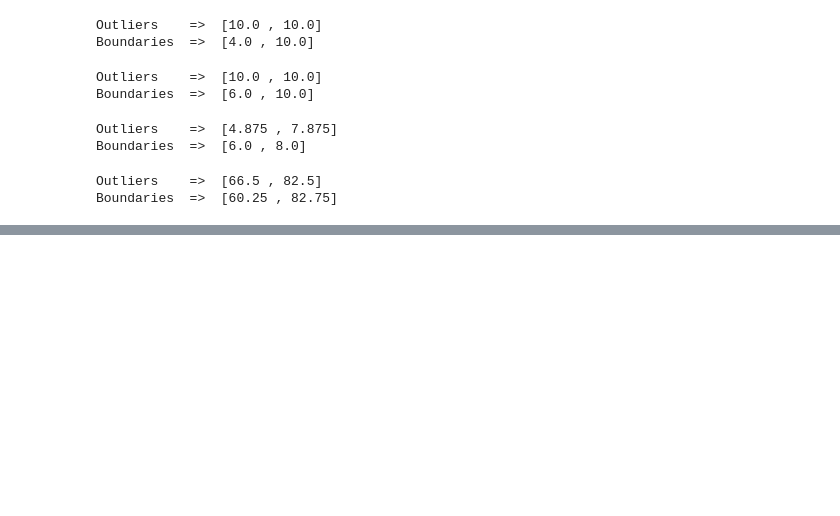
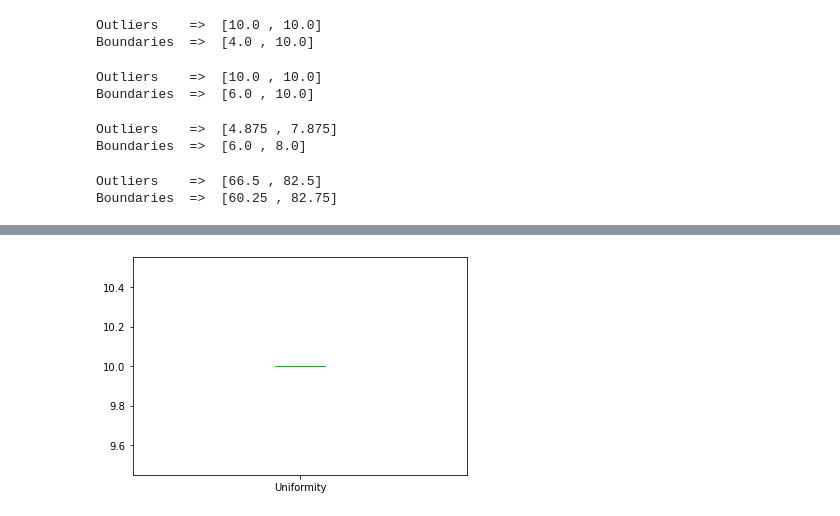
Before and after one commit to RaneemAlRushud/CoffeeBeansDataset-Experiment, a Jupyter notebook: AI-Project.ipynb, the cells around one changed output, grey strips where cells are left out. Cells and saved outputs as stored; diff of their text form; code cells hidden in the pictures; blank space fills up the shorter version.

```diff
--- a/AI-Project.ipynb
+++ b/AI-Project.ipynb
@@ -367,0 +383,4 @@ df_cleaned.to_csv('CoffeeBeansCleaned.csv', index = False)
+# %%
+plot_boxplot(df_cleaned,'Uniformity')
+# %% [output]
+[figure, added]
```
Also changed, not shown: parts of 68 cells of this notebook, 1 other file.
